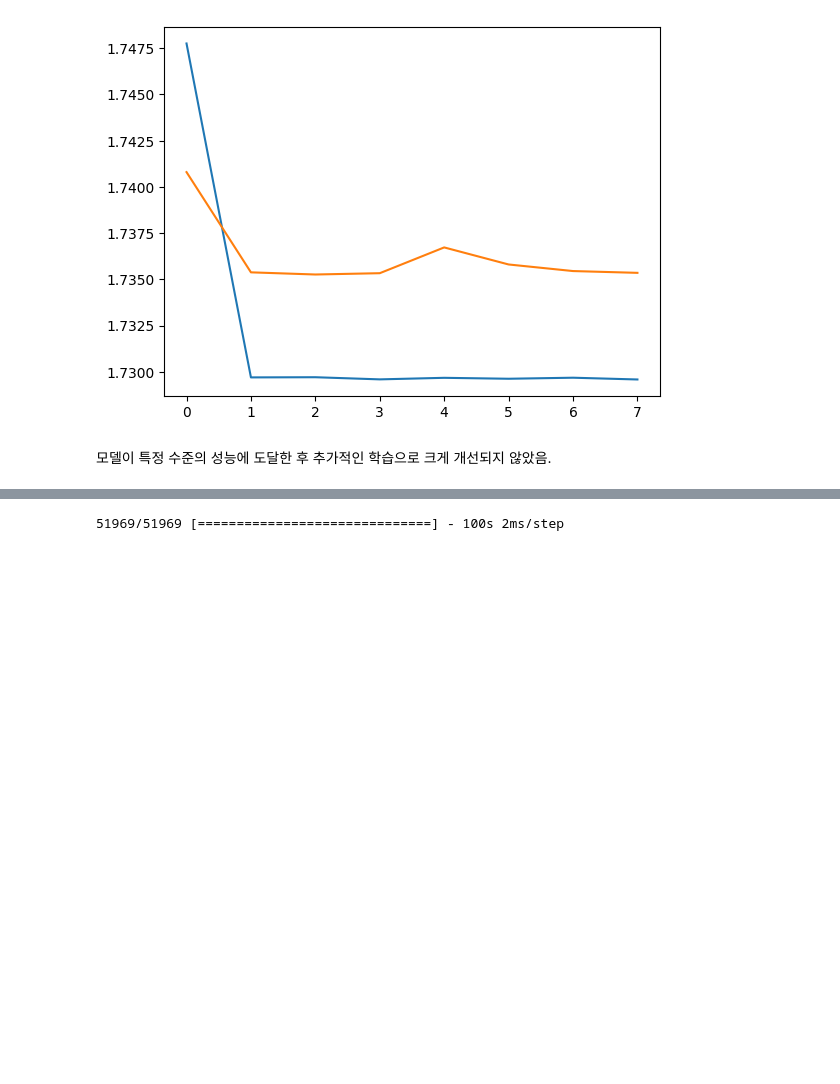
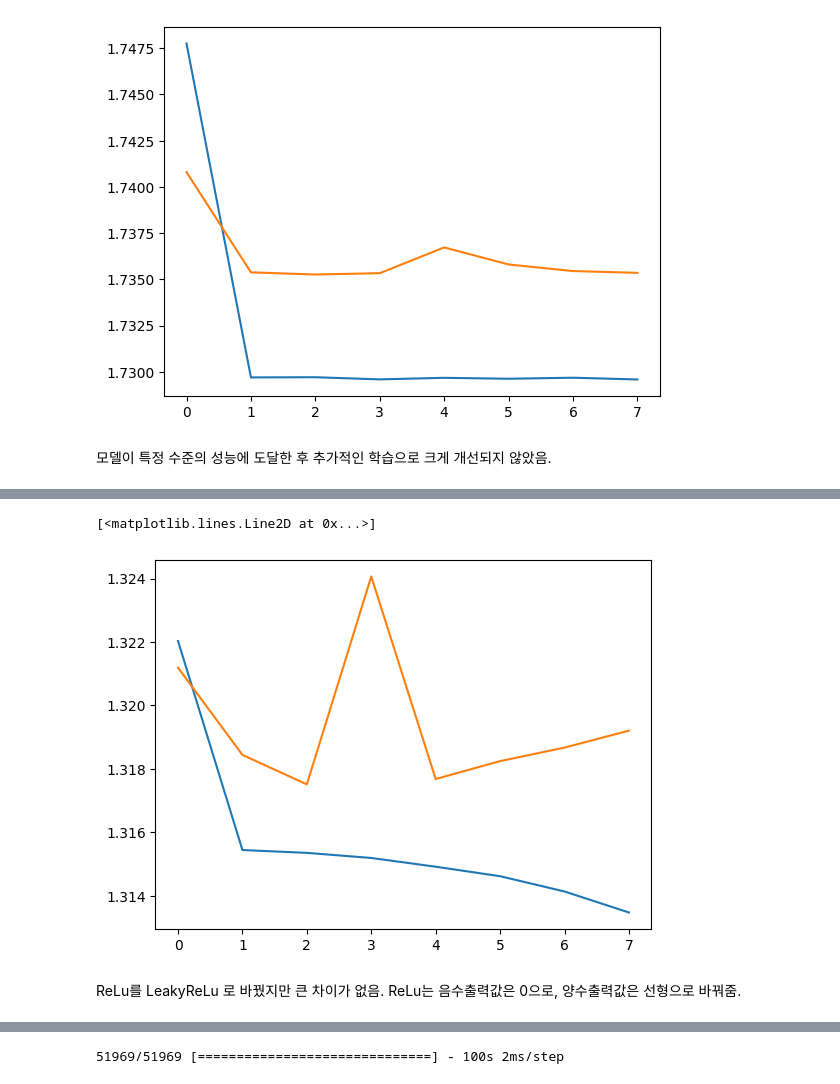
Before and after one commit to hscrown/madatpublicdata, a Jupyter notebook: SVD를_MLP_NCF로_구현하기.ipynb, the cells around one changed output, grey strips where cells are left out. Drawn from its saved outputs; the diff is of its cells as text; code cells hidden in the pictures; blank space fills up the shorter version.

```diff
--- a/SVD를_MLP_NCF로_구현하기.ipynb
+++ b/SVD를_MLP_NCF로_구현하기.ipynb
@@ -109,0 +204,9 @@ plt.plot(history.history['val_loss'])
+# %%
+# 시각화
+plt.plot(history.history['root_mean_squared_error'])
+plt.plot(history.history['val_root_mean_squared_error'])
+# %% [output]
+[<matplotlib.lines.Line2D at 0x...>]
+[figure, added]
+# %% [markdown]
+ReLu를 LeakyReLu 로 바꿨지만 큰 차이가 없음. ReLu는 음수출력값은 0으로, 양수출력값은 선형으로 바꿔줌.
```
Also changed, not shown: parts of 15 cells of this notebook.
